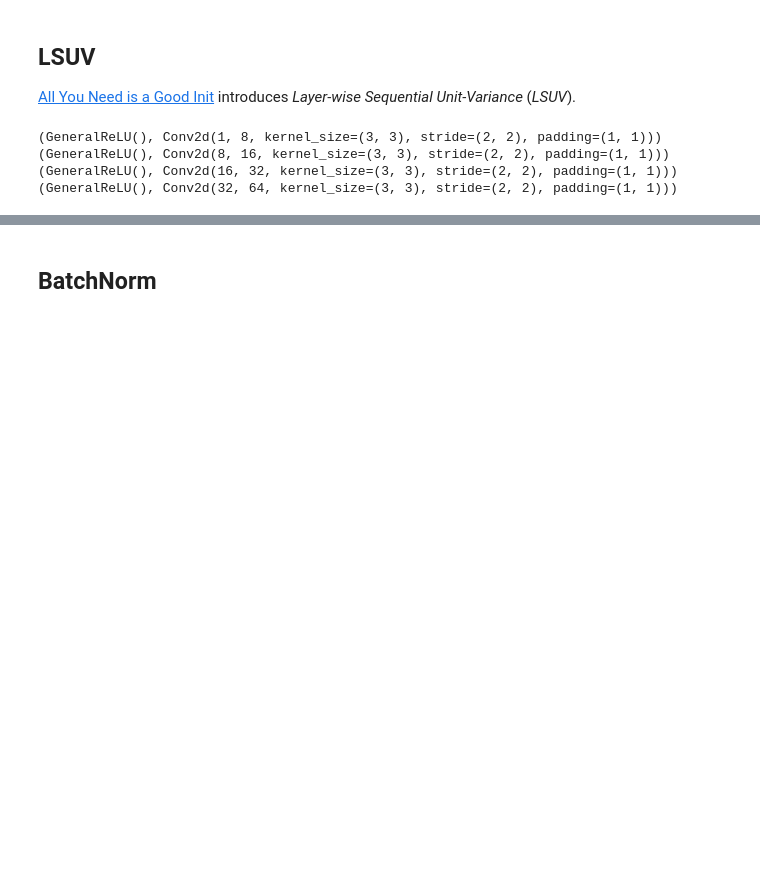
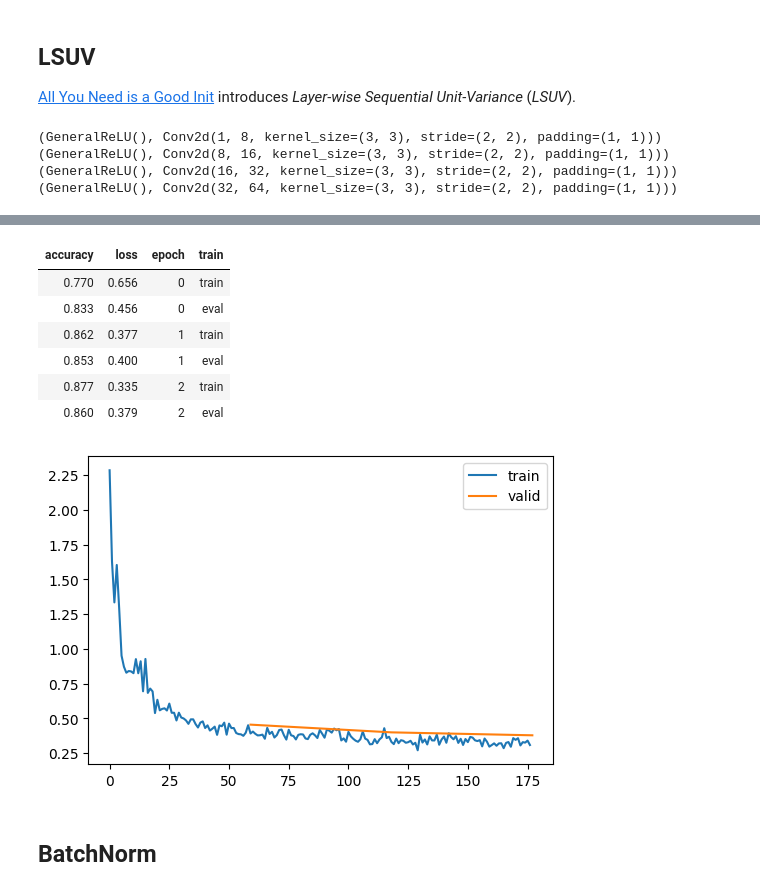
Before and after one commit to teome/diffusion-play, a Jupyter notebook: nbs/11_initialisation.ipynb, the cells around one changed output, grey strips where cells are left out. Cells and saved outputs as stored; diff of their text form; code cells hidden in the pictures; blank space fills up the shorter version.

Commit message:
Implement callback for LSUV init

```diff
--- a/nbs/11_initialisation.ipynb
+++ b/nbs/11_initialisation.ipynb
@@ -378,3 +372,36 @@ astats.plot_stats()
+# %%
+class LSUVCallback(Callback):
+    def __init__(self, xb):
+        self.xb = xb
+        self.first_run = True
+
+    def before_fit(self, learn):
+        if not self.first_run:
+            if self in learn.cbs: learn.cbs.remove(self)
+            return
+
+        xbd = xb.to(def_device)
+        relus = [o for o in model.modules() if isinstance(o, GeneralReLU)]
+        convs = [o for o in model.modules() if isinstance(o, nn.Conv2d)]
+        for ms in zip(relus, convs): lsuv_init(model, *ms, xbd)
+
+        self.first_run = False
+# %%
+lsuvcb = LSUVCallback(xb)
+# %%
+model = get_model(act_gr)
+set_seed(42)
+learn = MomentumLearner(model, dls, F.cross_entropy, lr=0.2, cbs=cbs+[lsuvcb])
+learn.fit(3)
+# %% [output]
+| accuracy | loss | epoch | train |
+| 0.770 | 0.656 | 0 | train |
+| 0.833 | 0.456 | 0 | eval |
+| 0.862 | 0.377 | 1 | train |
+| 0.853 | 0.400 | 1 | eval |
+| 0.877 | 0.335 | 2 | train |
+| 0.860 | 0.379 | 2 | eval |
+[figure, added]
 # %% [markdown]
 ## BatchNorm
 # %% [markdown]
```
Also changed, not shown: parts of 4 cells of this notebook.
